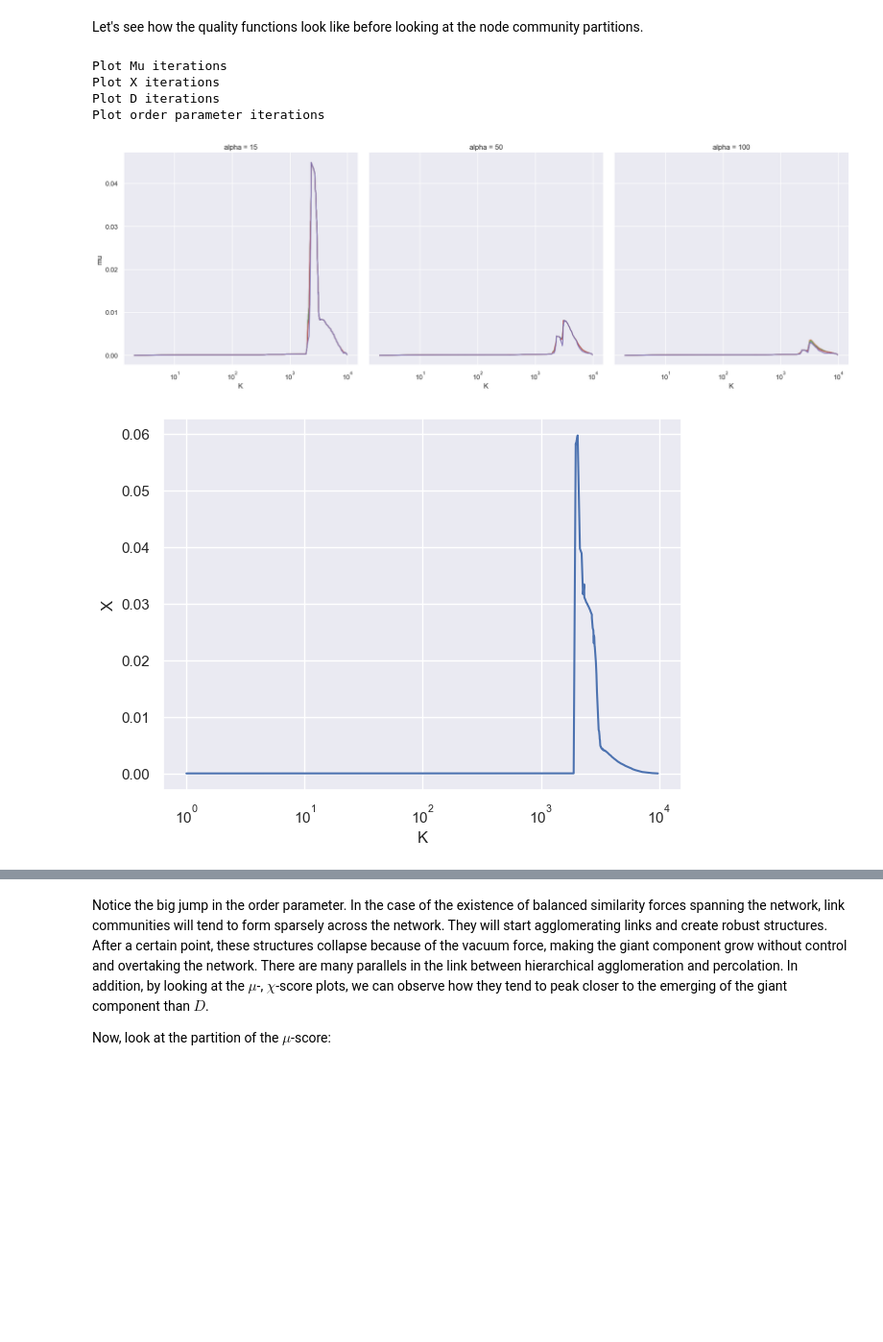
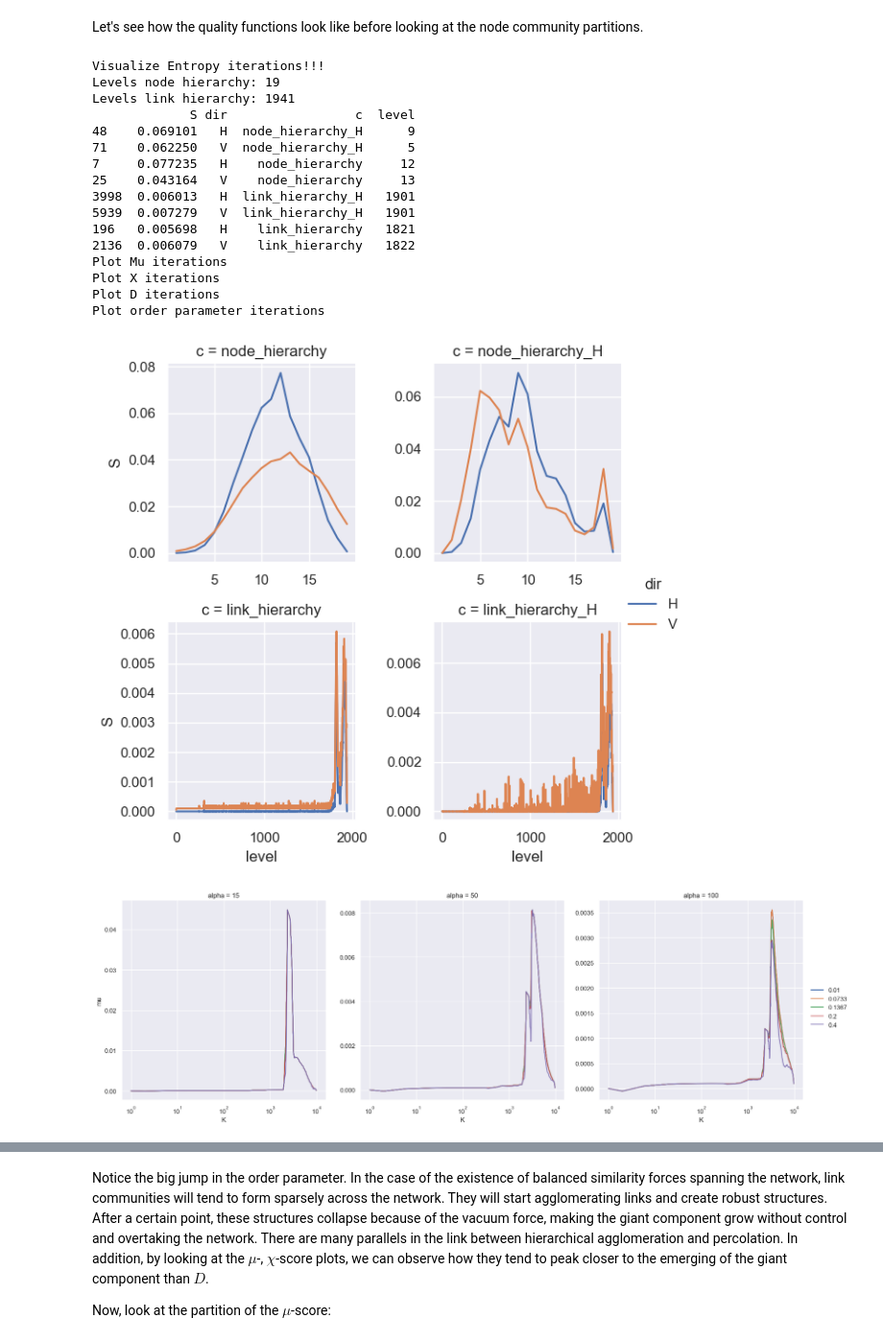
Before and after one commit to mrtnzrm2/LinkNodeCommunity, a Jupyter notebook: HRG_example.ipynb, the cells around one changed output, grey strips where cells are left out. Shown at 96% size. Drawn from its saved outputs; the diff is of its cells as text; code cells hidden in the pictures; blank space fills up the shorter version.

Commit message:
Running examples with entropy

```diff
--- a/HRG_example.ipynb
+++ b/HRG_example.ipynb
@@ -102,12 +103,23 @@ H = Hierarchy(
   N, linkage, mode
 )
 ## Compute quality functions ----
-H.BH_features_cpp()
+H.BH_features_parallel()
+## Compute link entropy ----
+H.link_entropy_cpp("short", cut=cut)
 ## Compute la arbre de merde ----
 H.la_abre_a_merde_cpp(H.BH[0])
 # Set labels to network ----
 L = colregion(NET, labels=NET.labels)
 L.get_regions()
 H.set_colregion(L)
+# Entropy ----
+HS = Hierarchical_Entropy(H.Z, H.nodes, list(range(H.nodes)))
+HS.Z2dict("short")
+node_entropy = HS.S(HS.tree)
+node_entropy_H = HS.S_height(HS.tree)
+H.entropy = [
+  node_entropy, node_entropy_H,
+  H.link_entropy, H.link_entropy_H
+]
 # %% [output]
 Computing features over mu-score space
@@ -132,14 +147,27 @@ Voila, bon ami
 Let's see how the quality functions look like before looking at the node community partitions.
 # %%
 plot_h = Plot_H(NET, H)
+plot_h.plot_measurements_Entropy()
 plot_h.plot_measurements_mu()
 plot_h.plot_measurements_X()
 plot_h.plot_measurements_D()
 plot_h.plot_measurements_order_parameter()
 # %% [output]
+Visualize Entropy iterations!!!
+Levels node hierarchy: 19
+Levels link hierarchy: 1941
+             S dir                 c  level
+48    0.069101   H  node_hierarchy_H      9
+71    0.062250   V  node_hierarchy_H      5
+7     0.077235   H    node_hierarchy     12
+25    0.043164   V    node_hierarchy     13
+3998  0.006013   H  link_hierarchy_H   1901
+5939  0.007279   V  link_hierarchy_H   1901
+196   0.005698   H    link_hierarchy   1821
+2136  0.006079   V    link_hierarchy   1822
 Plot Mu iterations
 Plot X iterations
 Plot D iterations
 Plot order parameter iterations
-[figure, old version]
+[figure, new version]
-[figure, old version]
+[figure, new version]
```
Also changed, not shown: parts of 6 cells of this notebook, 9 other files.
